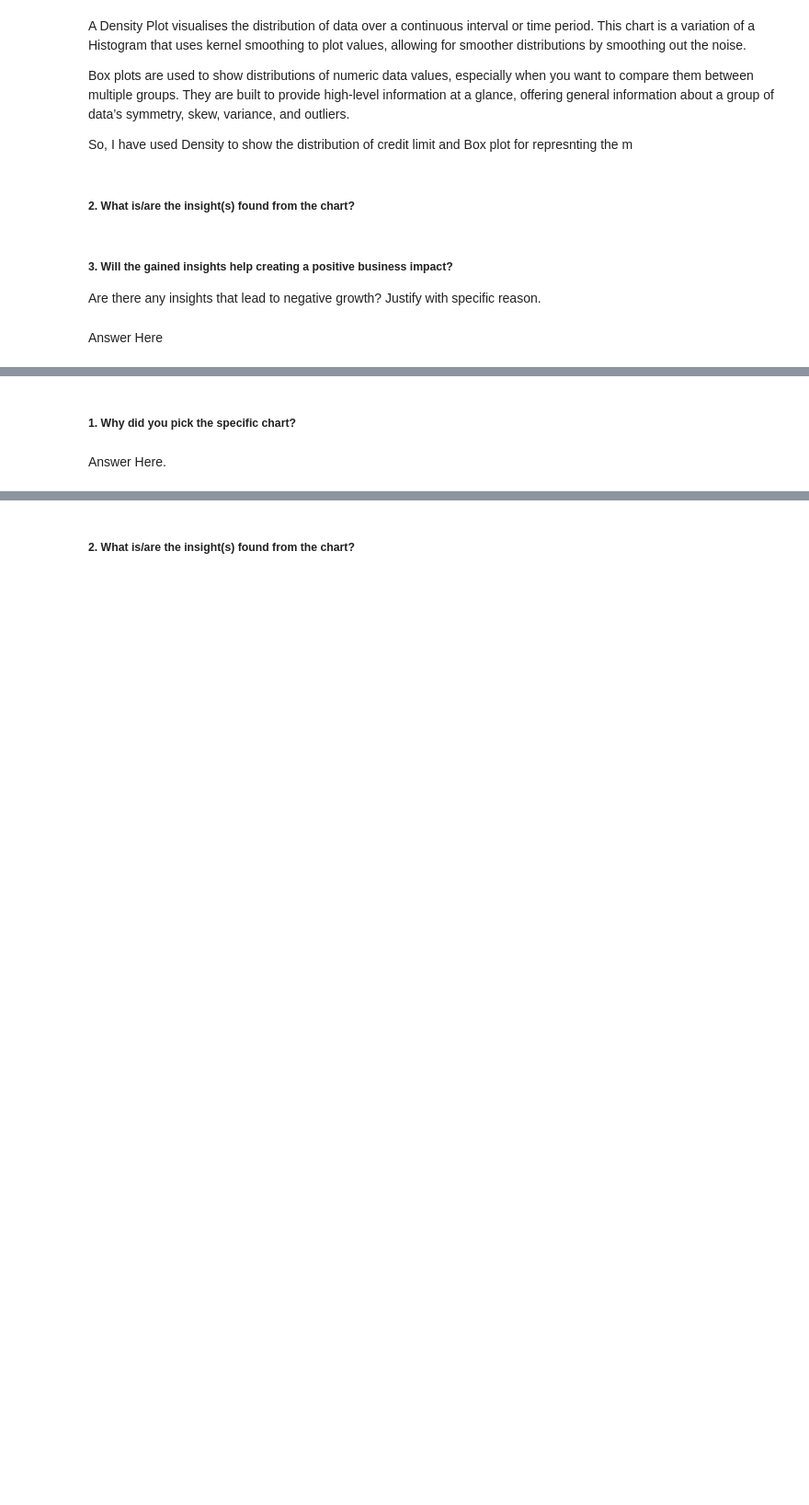
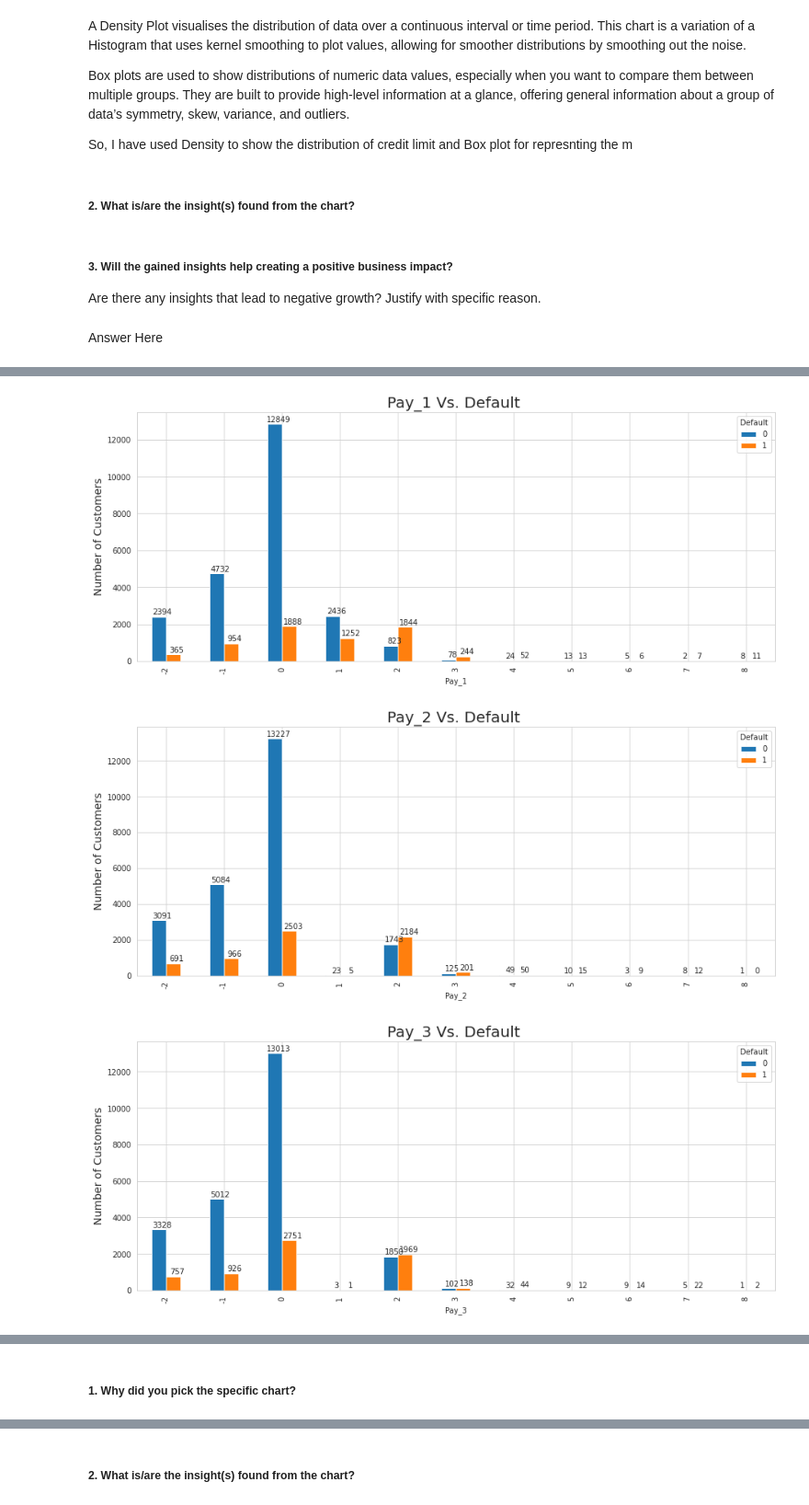
Before and after one commit to BoyinaVamsi/Credit-Card-Default-Prediction-Capstone-project-, a Jupyter notebook: Credit_Card_Default_Prediction_Capstone_project_.ipynb, the cells around one changed output, grey strips where cells are left out. Shown at 92% size. Drawn from its saved outputs; the diff is of its cells as text; code cells hidden in the pictures; blank space fills up the shorter version.

```diff
--- a/Credit_Card_Default_Prediction_Capstone_project_.ipynb
+++ b/Credit_Card_Default_Prediction_Capstone_project_.ipynb
@@ -681,0 +703,18 @@ for col in past_pay_status.columns:
+# %%
+#Visualizing the number of defaults as per the past payment status.
+past_pay_status=df[['Pay_1','Pay_2','Pay_3','Pay_4','Pay_5','Pay_6','Default']]
+for col in past_pay_status.columns[:-1]:
+  ax=past_pay_status.groupby('Default')[col].value_counts().unstack(0).plot.bar(figsize=(15, 6))
+  plt.title(col+" Vs. Default ", fontsize= 20)
+  plt.ylabel("Number of Customers", fontsize= 14)
+  for rect in ax.patches:
+    y_value = rect.get_height()
+    x_value = rect.get_x() + rect.get_width() / 2
+    space = 1
+    label = "{:.0f}".format(y_value)
+    ax.annotate(label, (x_value, y_value), xytext=(5, space), textcoords="offset points", ha='center', va='bottom')
+plt.show()
+# %% [output]
+[figure, added]
+[figure, added]
+[figure, added]
@@ -682,4 +724,2 @@ for col in past_pay_status.columns:
 # %% [markdown]
 ##### 1. Why did you pick the specific chart?
-# %% [markdown]
-Answer Here.
```
Also changed, not shown: parts of 72 cells of this notebook.
